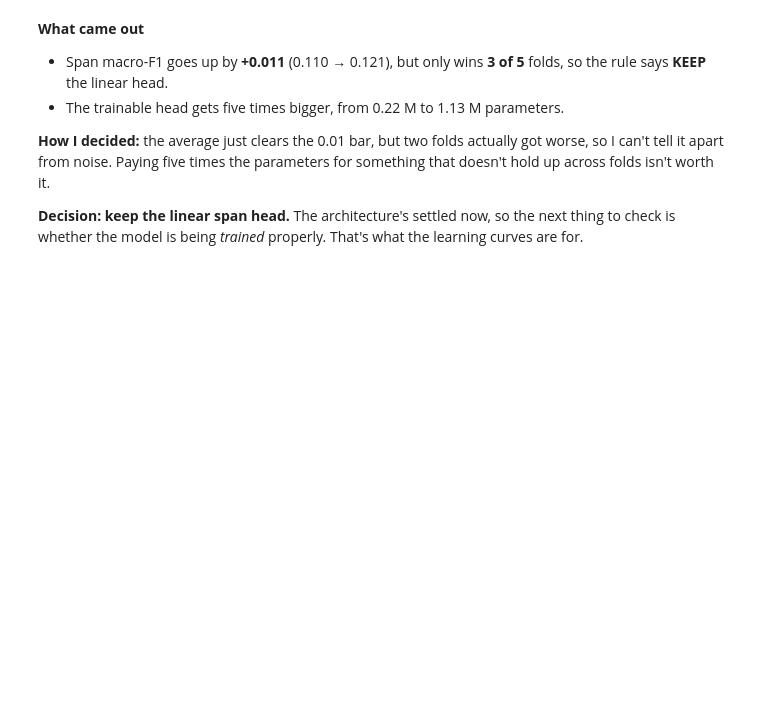
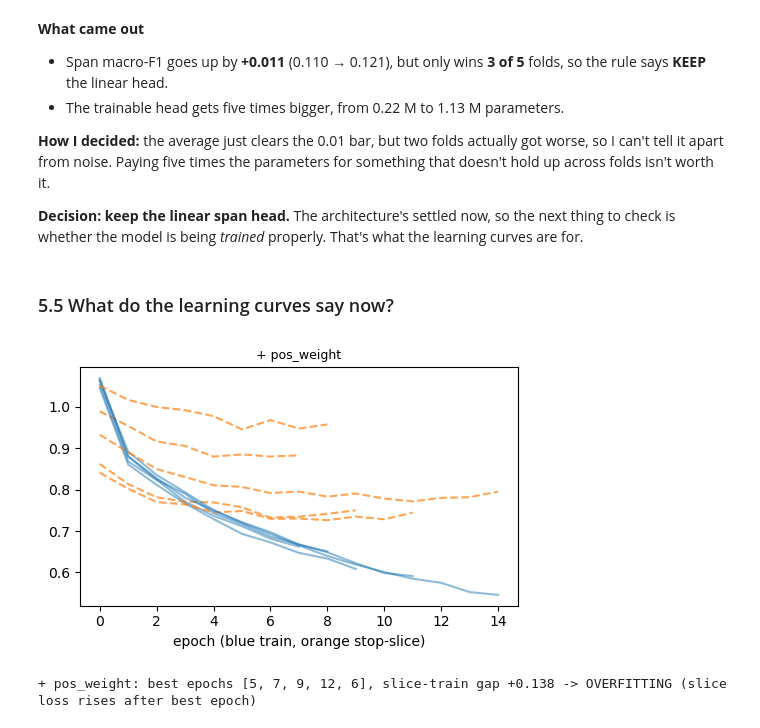
Before and after one commit to sridharsrinathrmit/DL-2026-A2, a Jupyter notebook: s4182099-A2.ipynb, the cells around one changed output. Saved outputs shown, nothing was run; the diff lists cells and outputs as text; code cells hidden in the pictures; blank space fills up the shorter version.

```diff
--- a/s4182099-A2.ipynb
+++ b/s4182099-A2.ipynb
@@ -700,3 +700,11 @@ if np.mean(cur['fold_span']) < np.mean(cur['fold_macro']):    # trigger from the
 **How I decided:** the average just clears the 0.01 bar, but two folds actually got worse, so I can't tell it apart from noise. Paying five times the parameters for something that doesn't hold up across folds isn't worth it.
 
 **Decision: keep the linear span head.** The architecture's settled now, so the next thing to check is whether the model is being *trained* properly. That's what the learning curves are for.
+# %% [markdown]
+### 5.5 What do the learning curves say now?
+# %%
+plot_curves([BEST])
+verdict = diagnose(BEST)
+# %% [output]
+[figure, added]
++ pos_weight: best epochs [5, 7, 9, 12, 6], slice-train gap +0.138 -> OVERFITTING (slice loss rises after best epoch)
```
Also changed, not shown: parts of 39 cells of this notebook.
